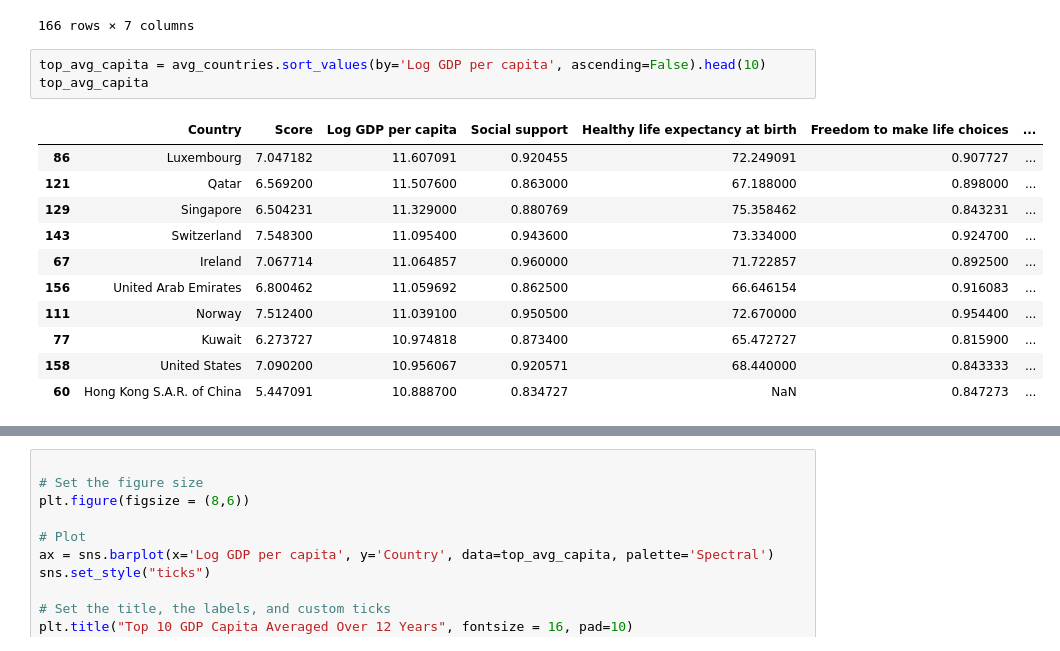
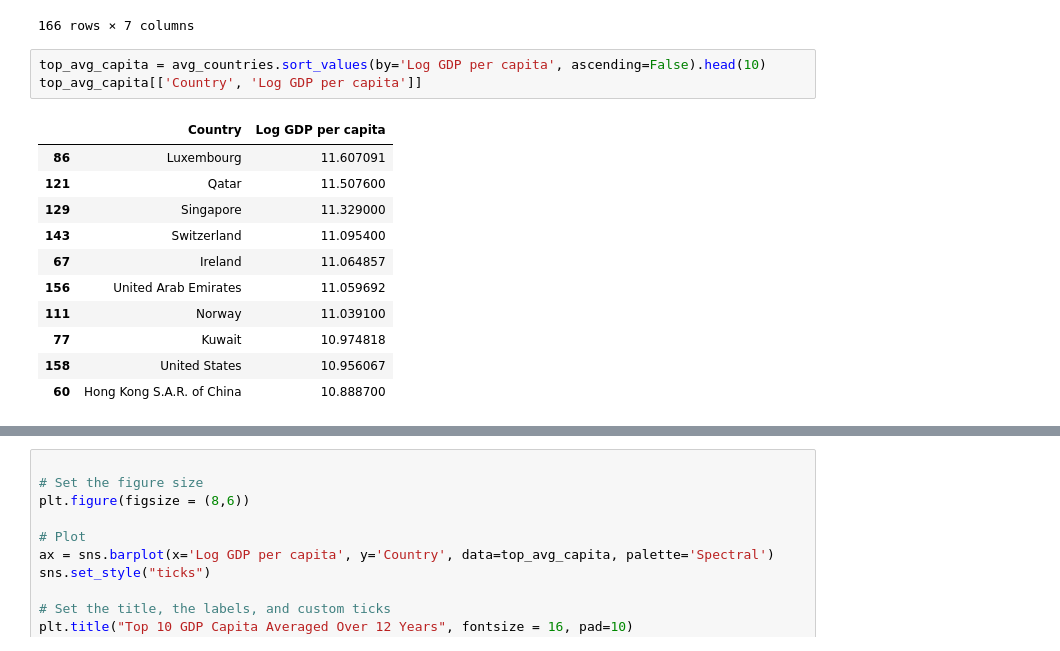
Before and after one commit to Hohenadel/world-happiness-case-study, a Jupyter notebook: notebooks/world.ipynb, the cells around one changed output, grey strips where cells are left out. Saved outputs shown, nothing was run; the diff lists cells and outputs as text.

```diff
--- a/notebooks/world.ipynb
+++ b/notebooks/world.ipynb
@@ -193,16 +222,16 @@ avg_countries
 166 rows × 7 columns
 # %%
 top_avg_capita = avg_countries.sort_values(by='Log GDP per capita', ascending=False).head(10)
-top_avg_capita
+top_avg_capita[['Country', 'Log GDP per capita']]
 # %% [output]
-|  | Country | Score | Log GDP per capita | Social support | Healthy life expectancy at birth | Freedom to make life choices | ... |
-| 86 | Luxembourg | 7.047182 | 11.607091 | 0.920455 | 72.249091 | 0.907727 | ... |
-| 121 | Qatar | 6.569200 | 11.507600 | 0.863000 | 67.188000 | 0.898000 | ... |
-| 129 | Singapore | 6.504231 | 11.329000 | 0.880769 | 75.358462 | 0.843231 | ... |
-| 143 | Switzerland | 7.548300 | 11.095400 | 0.943600 | 73.334000 | 0.924700 | ... |
-| 67 | Ireland | 7.067714 | 11.064857 | 0.960000 | 71.722857 | 0.892500 | ... |
-| 156 | United Arab Emirates | 6.800462 | 11.059692 | 0.862500 | 66.646154 | 0.916083 | ... |
-| 111 | Norway | 7.512400 | 11.039100 | 0.950500 | 72.670000 | 0.954400 | ... |
-| 77 | Kuwait | 6.273727 | 10.974818 | 0.873400 | 65.472727 | 0.815900 | ... |
-| 158 | United States | 7.090200 | 10.956067 | 0.920571 | 68.440000 | 0.843333 | ... |
-| 60 | Hong Kong S.A.R. of China | 5.447091 | 10.888700 | 0.834727 | NaN | 0.847273 | ... |
+|  | Country | Log GDP per capita |
+| 86 | Luxembourg | 11.607091 |
+| 121 | Qatar | 11.507600 |
+| 129 | Singapore | 11.329000 |
+| 143 | Switzerland | 11.095400 |
+| 67 | Ireland | 11.064857 |
+| 156 | United Arab Emirates | 11.059692 |
+| 111 | Norway | 11.039100 |
+| 77 | Kuwait | 10.974818 |
+| 158 | United States | 10.956067 |
+| 60 | Hong Kong S.A.R. of China | 10.888700 |
```
Also changed, not shown: parts of 9 cells of this notebook, 1 other file.
